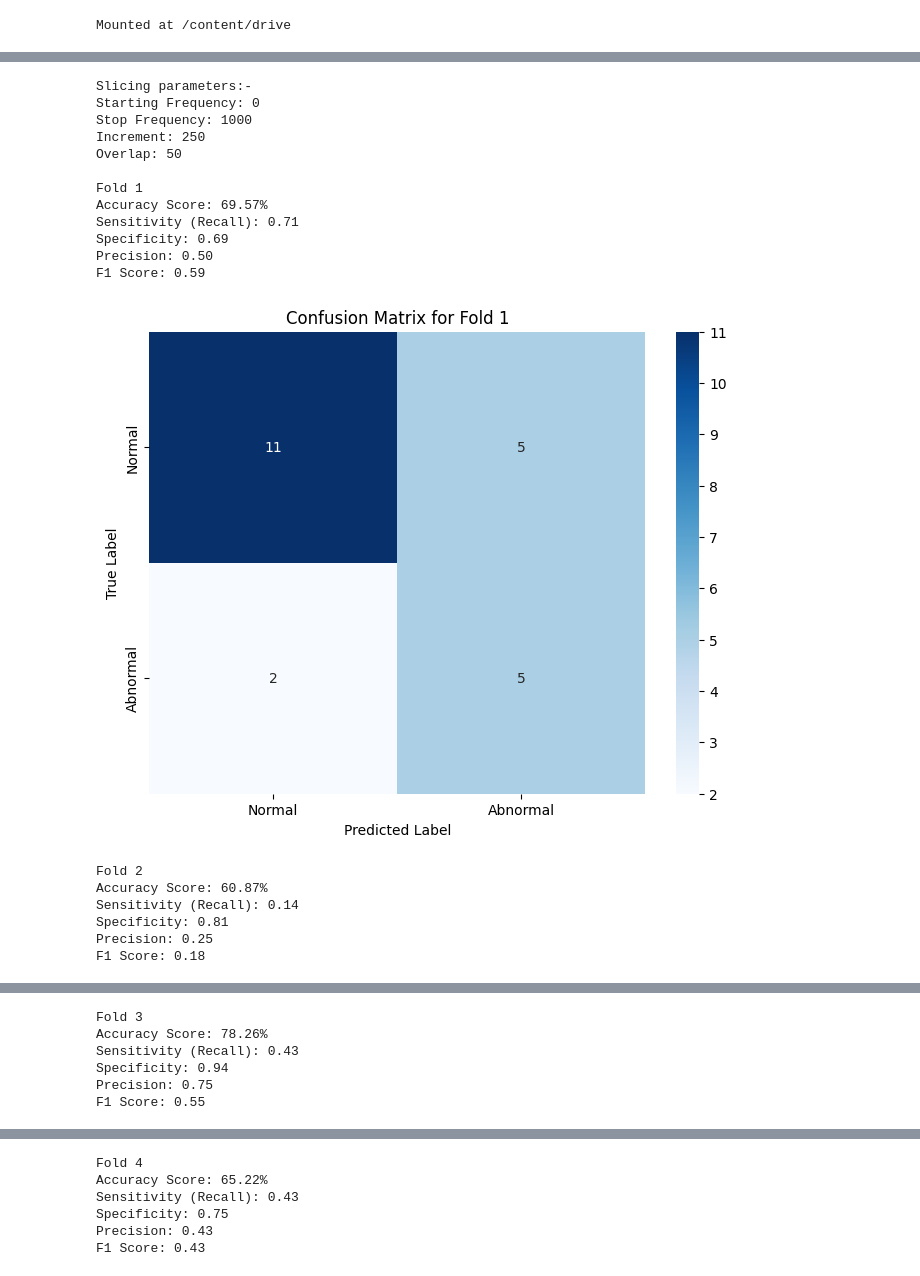
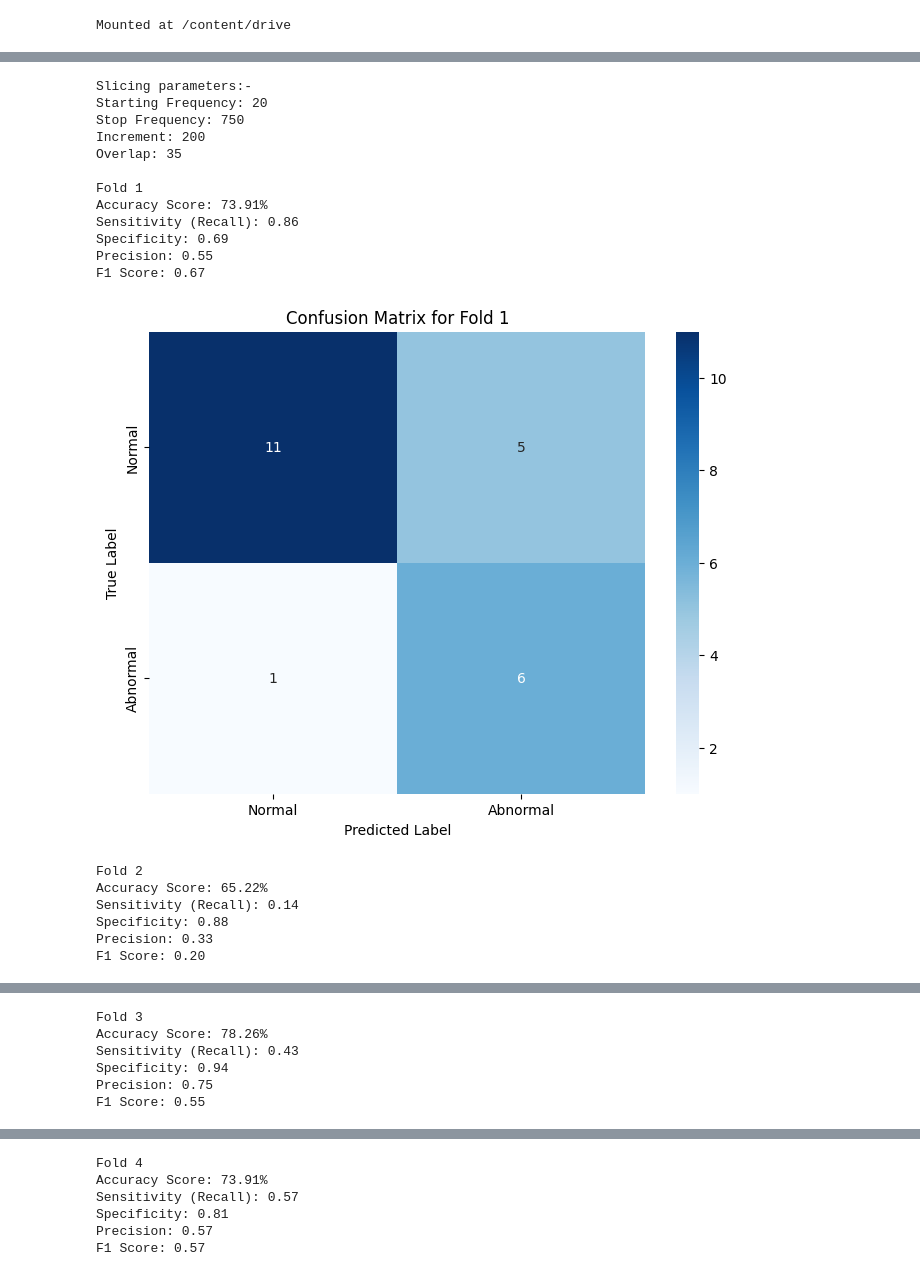
Before and after one commit to ajay47847/pcg_classification, a Jupyter notebook: crossValAllFreqAllPointStftSvm.ipynb, the cells around one changed output, grey strips where cells are left out. Saved outputs shown, nothing was run; the diff lists cells and outputs as text; code cells hidden in the pictures.

```diff
--- a/crossValAllFreqAllPointStftSvm.ipynb
+++ b/crossValAllFreqAllPointStftSvm.ipynb
@@ -48,8 +48,8 @@ def z_score_normalize_audio_data(audio_data):
     return np.array(normalized_audio)
 
 # STFT parameters
-nperseg = 32
-noverlap = 16
+nperseg = 50
+noverlap = 25
 
 # Function to compute STFT
 def compute_stft(audio_data, sample_rate, nperseg=nperseg, noverlap=noverlap):
@@ -114,9 +114,9 @@ plt.show()
 # %%
 # Define slicing parameters
-start_freq = 0
-stop_freq = 1000
-increment = 250
-overlap = 50
+start_freq = 20
+stop_freq = 750
+increment = 200
+overlap = 35
 print("Slicing parameters:-")
 print("Starting Frequency:", start_freq)
 print("Stop Frequency:", stop_freq)
@@ -219,45 +219,45 @@ for train_index, test_index in kfold.split(standardized_data, y):
     print()
 
     fold_index += 1
 
 # Calculate and display the mean metrics
 mean_accuracy = np.mean(accuracies)
 mean_sensitivity = np.mean(sensitivities)
 mean_specificity = np.mean(specificities)
 mean_precision = np.mean(precisions)
 mean_f1_score = np.mean(f1_scores)
 
 print(f"Mean Accuracy Score: {mean_accuracy * 100:.2f}%")
 print(f"Mean Sensitivity (Recall): {mean_sensitivity:.2f}")
 print(f"Mean Specificity: {mean_specificity:.2f}")
 print(f"Mean Precision: {mean_precision:.2f}")
 print(f"Mean F1 Score: {mean_f1_score:.2f}")
 
 # Display the overall confusion matrix
 overall_conf_matrix = np.mean(conf_matrices, axis=0)
 plt.figure(figsize=(10, 7))
 sns.heatmap(overall_conf_matrix, annot=True, fmt='.2g', cmap='Blues', xticklabels=['Normal', 'Abnormal'], yticklabels=['Normal', 'Abnormal'])
 plt.xlabel('Predicted Label')
 plt.ylabel('True Label')
 plt.title('Overall Confusion Matrix (Mean of Folds)')
 plt.show()
 # %% [output]
 Slicing parameters:-
-Starting Frequency: 0
-Stop Frequency: 1000
-Increment: 250
-Overlap: 50
+Starting Frequency: 20
+Stop Frequency: 750
+Increment: 200
+Overlap: 35
 
 Fold 1
-Accuracy Score: 69.57%
-Sensitivity (Recall): 0.71
+Accuracy Score: 73.91%
+Sensitivity (Recall): 0.86
 Specificity: 0.69
-Precision: 0.50
-F1 Score: 0.59
+Precision: 0.55
+F1 Score: 0.67
-[figure, old version]
+[figure, new version]
 Fold 2
-Accuracy Score: 60.87%
+Accuracy Score: 65.22%
 Sensitivity (Recall): 0.14
-Specificity: 0.81
-Precision: 0.25
-F1 Score: 0.18
+Specificity: 0.88
+Precision: 0.33
+F1 Score: 0.20
@@ -270,8 +270,8 @@ Precision: 0.75
 F1 Score: 0.55
 [figure]
 Fold 4
-Accuracy Score: 65.22%
-Sensitivity (Recall): 0.43
-Specificity: 0.75
-Precision: 0.43
-F1 Score: 0.43
+Accuracy Score: 73.91%
+Sensitivity (Recall): 0.57
+Specificity: 0.81
+Precision: 0.57
+F1 Score: 0.57
```
Also changed, not shown: parts of 2 cells of this notebook.
